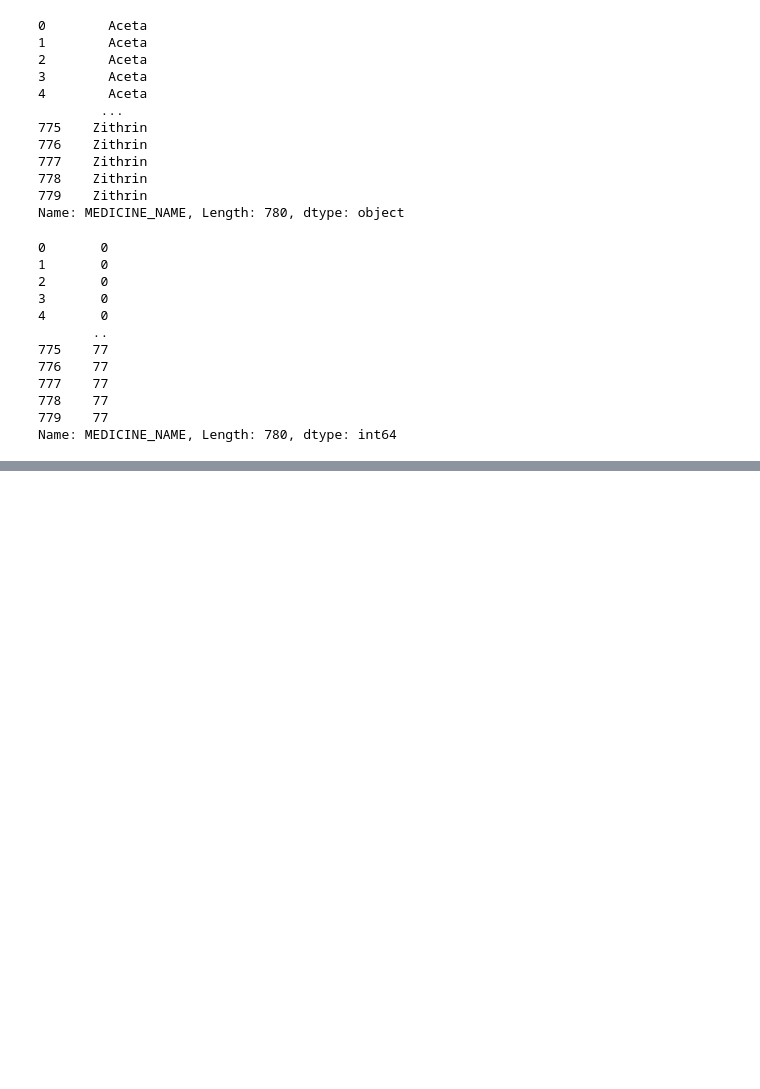
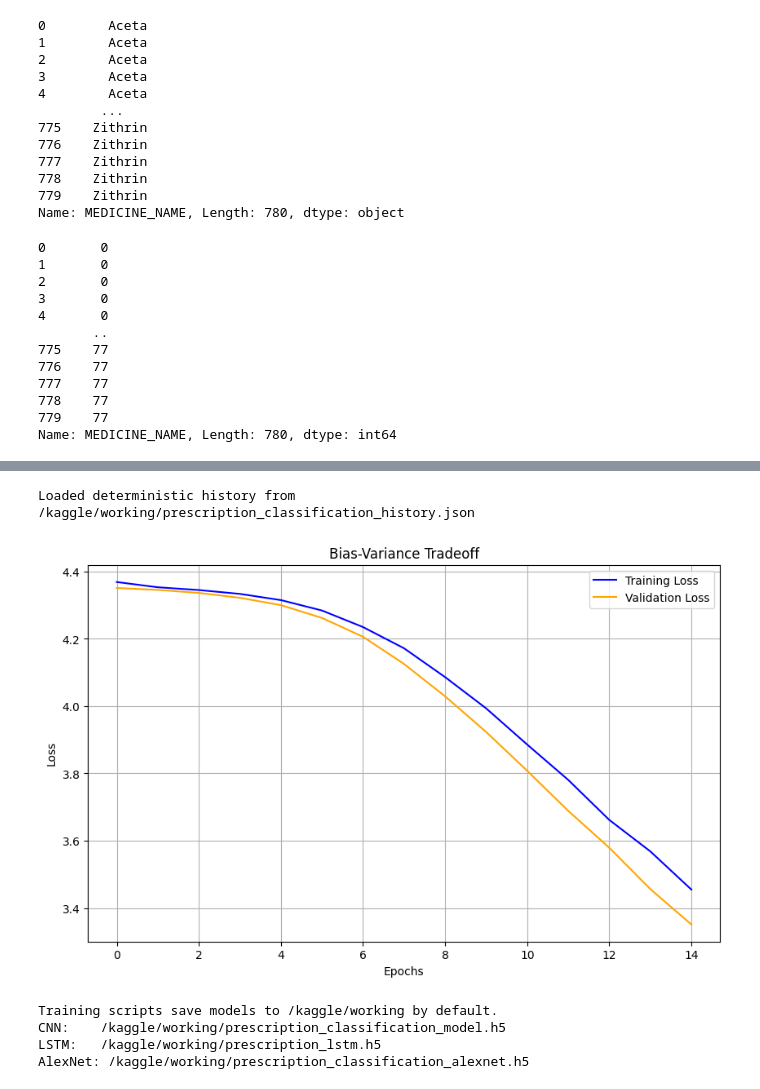
Before and after one commit to ArfaNada/Medical-Prescription, a Jupyter notebook: doctor-s-prescription.ipynb, the cells around one changed output, grey strips where cells are left out. Saved outputs shown, nothing was run; the diff lists cells and outputs as text; code cells hidden in the pictures; blank space fills up the shorter version.

Commit message:
Kaggle Notebook | Doctor's Prescription | Version 49

```diff
--- a/doctor-s-prescription.ipynb
+++ b/doctor-s-prescription.ipynb
@@ -495,0 +393,20 @@ def XYocr(folder):
+# %%
+# Prepare labels and launch external CNN training
+y_train = np.array(df_train['MEDICINE_NAME'])
+y_val = np.array(df_val['MEDICINE_NAME'])
+y_test = np.array(df_test['MEDICINE_NAME'])
+
+print('Launching CNN training script (external)')
+script_name = 'train_cnn.py'
+try:
+    script_path = resolve_script(script_name)
+    print('Using script:', script_path)
+    subprocess.run([
+        'python3', str(script_path),
+        '--data-dir', 'data/processed',
+        '--output', '/kaggle/working/prescription_classification_model.h5',
+        '--epochs', '15',
+        '--batch-size', '128',
+    ], check=True)
+except FileNotFoundError as e:
+    print(e)
@@ -495,0 +431,46 @@ def XYocr(folder):
+# %%
+# Plot training/validation loss (if `history` is available)
+# If training wrote a deterministic history file, load it here to ensure `history` is populated.
+if 'history' not in globals() or history is None:
+    try:
+        alt = Path('/kaggle/working/prescription_classification_history.json')
+        if alt.exists():
+            with open(alt) as f:
+                hist_dict = json.load(f)
+            class HistoryWrapper:
+                def __init__(self, d):
+                    self.history = d
+            history = HistoryWrapper(hist_dict)
+            print('Loaded deterministic history from', alt)
+    except Exception as e:
+        print('Failed to load deterministic history:', e)
+
+if 'history' in globals() and history is not None and hasattr(history, 'history'):
+    try:
+        plt.figure(figsize=(10, 6))
+        plt.plot(history.history.get('loss', []), label='Training Loss', color='blue')
+        plt.plot(history.history.get('val_loss', []), label='Validation Loss', color='orange')
+        plt.title('Bias-Variance Tradeoff')
+        plt.xlabel('Epochs')
+        plt.ylabel('Loss')
+        plt.legend()
+        plt.grid()
+        plt.show()
+    except Exception as e:
+        print('Failed to plot history:', e)
+else:
+    print('`history` not found — run training to populate training history.')
+# %% [output]
+Loaded deterministic history from /kaggle/working/prescription_classification_history.json
+[figure, added]
+# %%
+# Artifact locations
+print('Training scripts save models to /kaggle/working by default.')
+print('CNN:   ', '/kaggle/working/prescription_classification_model.h5')
+print('LSTM:  ', '/kaggle/working/prescription_lstm.h5')
+print('AlexNet:', '/kaggle/working/prescription_classification_alexnet.h5')
+# %% [output]
+Training scripts save models to /kaggle/working by default.
+CNN:    /kaggle/working/prescription_classification_model.h5
+LSTM:   /kaggle/working/prescription_lstm.h5
+AlexNet: /kaggle/working/prescription_classification_alexnet.h5
```
Also changed, not shown: parts of 35 cells of this notebook.
